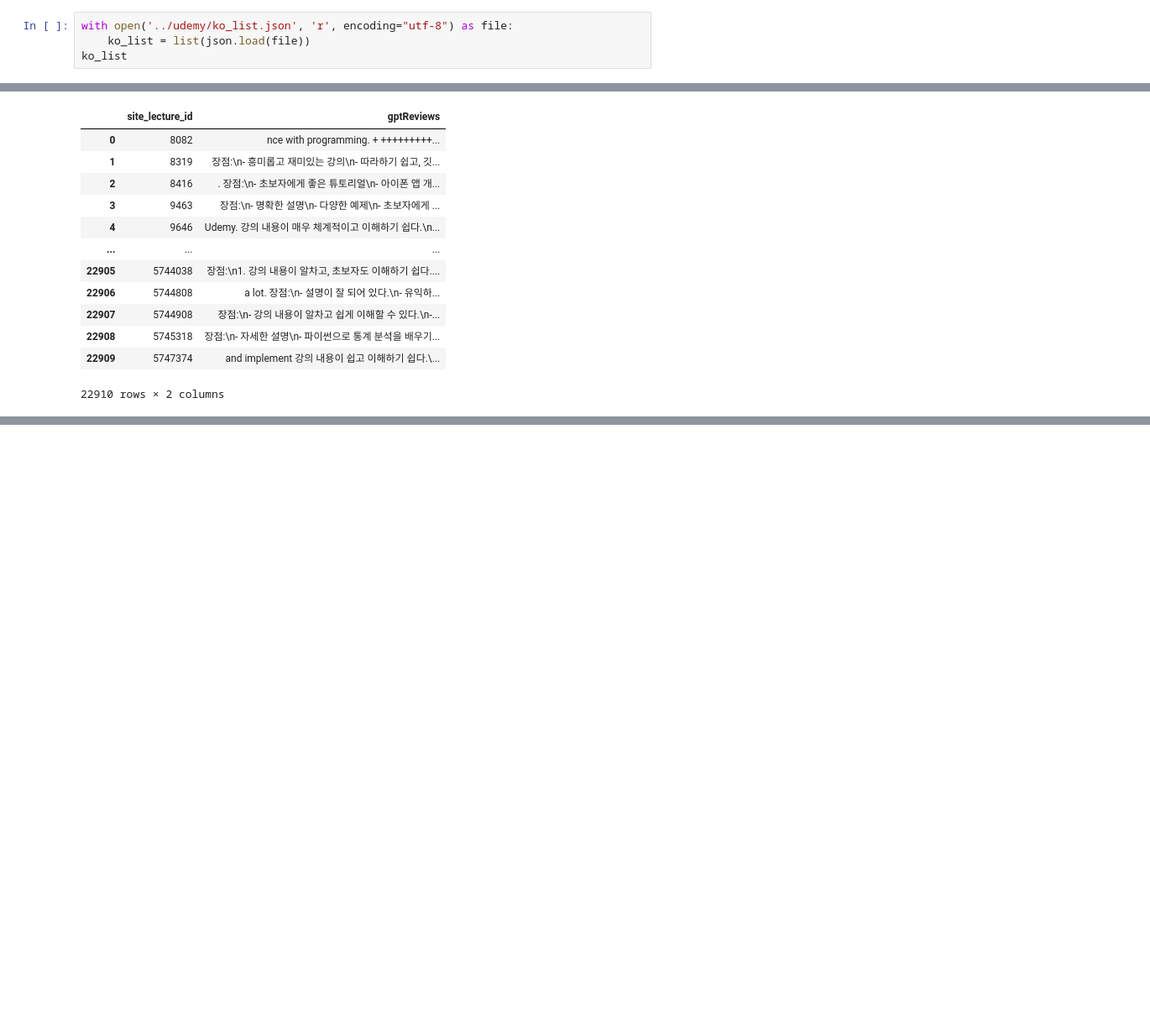
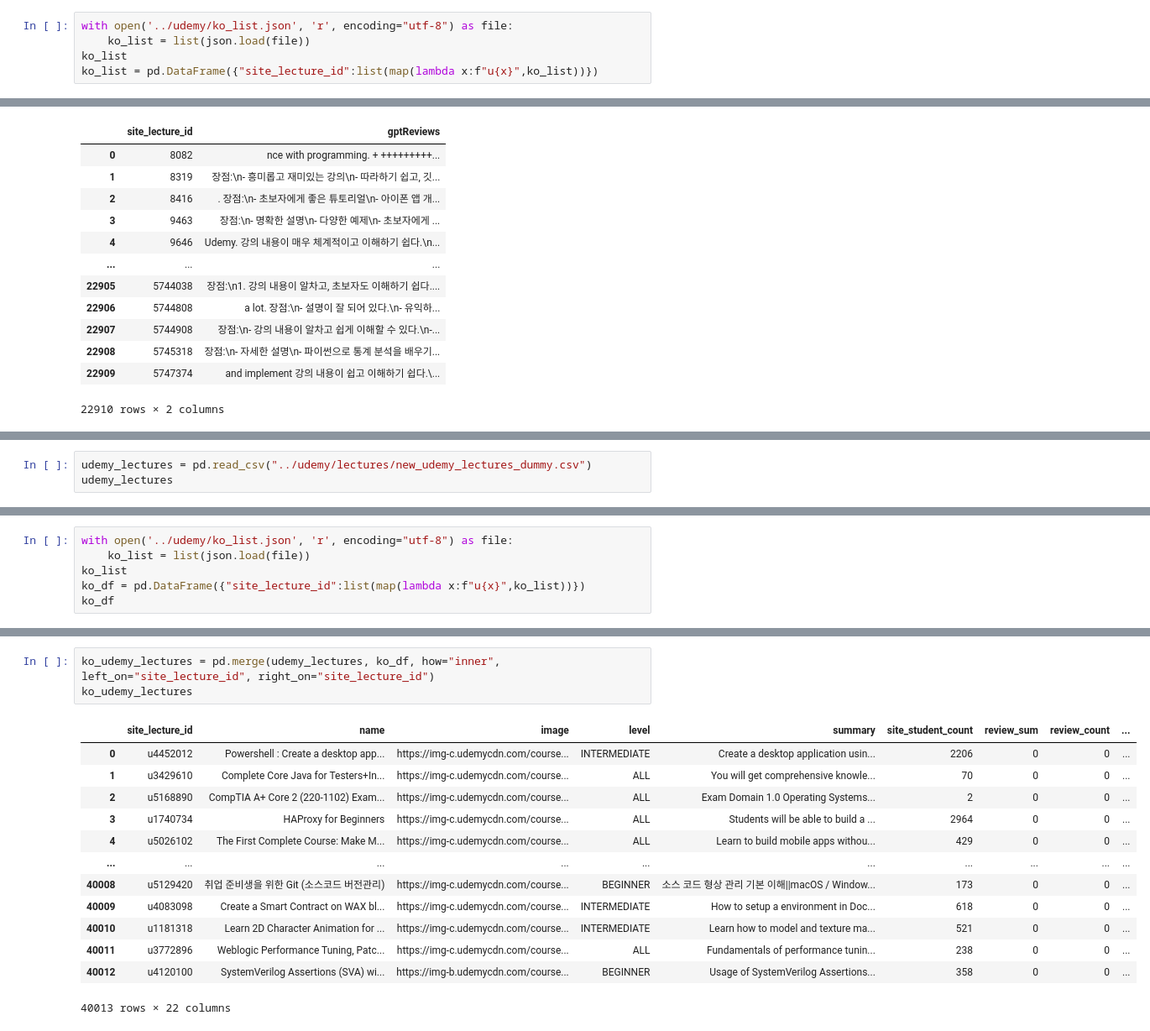
Before and after one commit to f17coders/ClassHub, a Jupyter notebook: data/work_classification/udemy_gpt.ipynb, the cells around one changed output, grey strips where cells are left out. Shown: that part at 84% size. Saved outputs shown, nothing was run; the diff lists cells and outputs as text; blank space fills up the shorter version.

Commit message:
S10P12A810-323 [feat] data - gpt추가 및 한글 강의로 수정

```diff
--- a/data/work_classification/udemy_gpt.ipynb
+++ b/data/work_classification/udemy_gpt.ipynb
@@ -13,6 +13,7 @@ please provide us feedback at https://github.com/pandas-dev/pandas/issues/54466
 with open('../udemy/ko_list.json', 'r', encoding="utf-8") as file:
     ko_list = list(json.load(file))
 ko_list
+ko_list = pd.DataFrame({"site_lecture_id":list(map(lambda x:f"u{x}",ko_list))})
 # %% [output]
 [4849670,
  4063246,
@@ -73,0 +158,3 @@ gpt_reviews
+# %%
+udemy_lectures = pd.read_csv("../udemy/lectures/new_udemy_lectures_dummy.csv")
+udemy_lectures
@@ -73,0 +175,6 @@ gpt_reviews
+# %%
+with open('../udemy/ko_list.json', 'r', encoding="utf-8") as file:
+    ko_list = list(json.load(file))
+ko_list
+ko_df = pd.DataFrame({"site_lecture_id":list(map(lambda x:f"u{x}",ko_list))})
+ko_df
@@ -73,0 +195,17 @@ gpt_reviews
+# %%
+ko_udemy_lectures = pd.merge(udemy_lectures, ko_df, how="inner", left_on="site_lecture_id", right_on="site_lecture_id")
+ko_udemy_lectures
+# %% [output]
+|  | site_lecture_id | name | image | level | summary | site_student_count | review_sum | review_count | ... |
+| 0 | u4452012 | Powershell : Create a desktop app... | https://img-c.udemycdn.com/course... | INTERMEDIATE | Create a desktop application usin... | 2206 | 0 | 0 | ... |
+| 1 | u3429610 | Complete Core Java for Testers+In... | https://img-c.udemycdn.com/course... | ALL | You will get comprehensive knowle... | 70 | 0 | 0 | ... |
+| 2 | u5168890 | CompTIA A+ Core 2 (220-1102) Exam... | https://img-c.udemycdn.com/course... | ALL | Exam Domain 1.0 Operating Systems... | 2 | 0 | 0 | ... |
+| 3 | u1740734 | HAProxy for Beginners | https://img-c.udemycdn.com/course... | ALL | Students will be able to build a ... | 2964 | 0 | 0 | ... |
+| 4 | u5026102 | The First Complete Course: Make M... | https://img-c.udemycdn.com/course... | ALL | Learn to build mobile apps withou... | 429 | 0 | 0 | ... |
+| ... | ... | ... | ... | ... | ... | ... | ... | ... | ... |
+| 40008 | u5129420 | 취업 준비생을 위한 Git (소스코드 버전관리) | https://img-c.udemycdn.com/course... | BEGINNER | 소스 코드 형상 관리 기본 이해||macOS / Window... | 173 | 0 | 0 | ... |
+| 40009 | u4083098 | Create a Smart Contract on WAX bl... | https://img-c.udemycdn.com/course... | INTERMEDIATE | How to setup a environment in Doc... | 618 | 0 | 0 | ... |
+| 40010 | u1181318 | Learn 2D Character Animation for ... | https://img-c.udemycdn.com/course... | INTERMEDIATE | Learn how to model and texture ma... | 521 | 0 | 0 | ... |
+| 40011 | u3772896 | Weblogic Performance Tuning, Patc... | https://img-c.udemycdn.com/course... | ALL | Fundamentals of performance tunin... | 238 | 0 | 0 | ... |
+| 40012 | u4120100 | SystemVerilog Assertions (SVA) wi... | https://img-b.udemycdn.com/course... | BEGINNER | Usage of SystemVerilog Assertions... | 358 | 0 | 0 | ... |
+40013 rows × 22 columns
```
Also changed, not shown: parts of 16 cells of this notebook.
